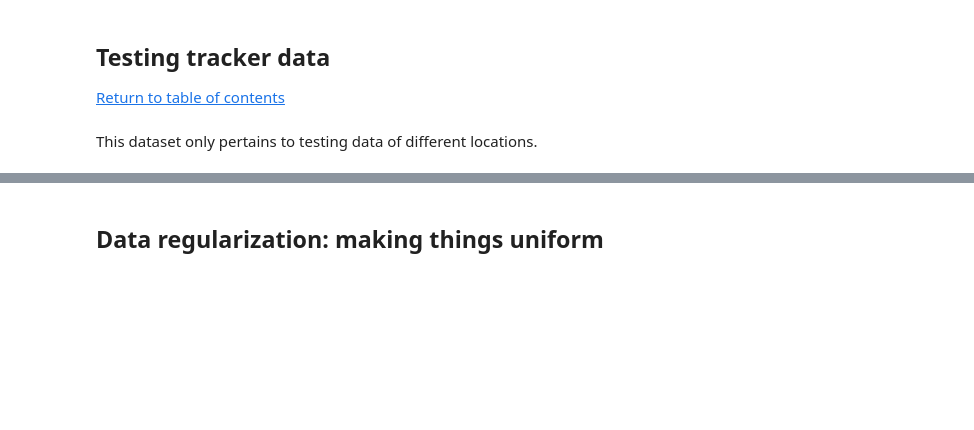
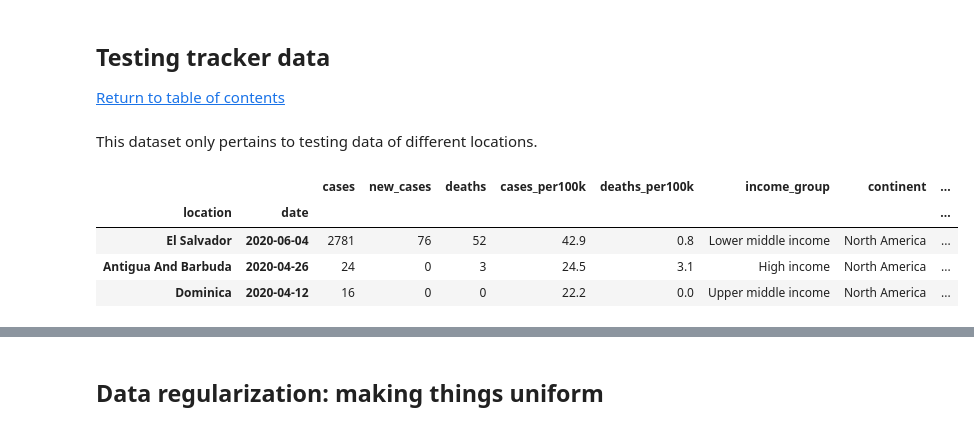
Before and after one commit to mgudorf/datsci, a Jupyter notebook: capstone2/COVID19_data_cleaning_and_exploration.ipynb, the cells around one changed output, grey strips where cells are left out. Cells and saved outputs as stored; diff of their text form; code cells hidden in the pictures; blank space fills up the shorter version.

```diff
--- a/capstone2/COVID19_data_cleaning_and_exploration.ipynb
+++ b/capstone2/COVID19_data_cleaning_and_exploration.ipynb
@@ -621,12 +563,18 @@ the date-like variable as a datetime feature.
 # %% [markdown]
 This dataset only pertains to testing data of different locations.
 # %%
-# testtracker_cases = regularize_names(pd.read_csv('test_tracker_cases.csv'),
-#                           datekey='date', locationkey='country').set_index(
-#                             ['location', 'date']).drop(
-#                                     columns=['population','country','alpha3']).sort_index()
+testtracker_cases = regularize_names(pd.read_csv('test_tracker_cases.csv'),
+                          datekey='date', locationkey='country').set_index(
+                            ['location', 'date']).drop(
+                                    columns=['population','country','alpha3']).sort_index()
 # %%
-# testtracker_cases.sample(3)
+testtracker_cases.sample(3)
+# %% [output]
+|  |  | cases | new_cases | deaths | cases_per100k | deaths_per100k | income_group | continent | ... |
+| location | date |  |  |  |  |  |  |  | ... |
+| El Salvador | 2020-06-04 | 2781 | 76 | 52 | 42.9 | 0.8 | Lower middle income | North America | ... |
+| Antigua And Barbuda | 2020-04-26 | 24 | 0 | 3 | 24.5 | 3.1 | High income | North America | ... |
+| Dominica | 2020-04-12 | 16 | 0 | 0 | 22.2 | 0.0 | Upper middle income | North America | ... |
 # %%
 testtracker_tests = regularize_names(pd.read_csv('test_tracker_tests.csv'),
                           datekey='date', locationkey='country').set_index(['location', 'date']).drop(
```
Also changed, not shown: parts of 126 cells of this notebook, 8 other files.
